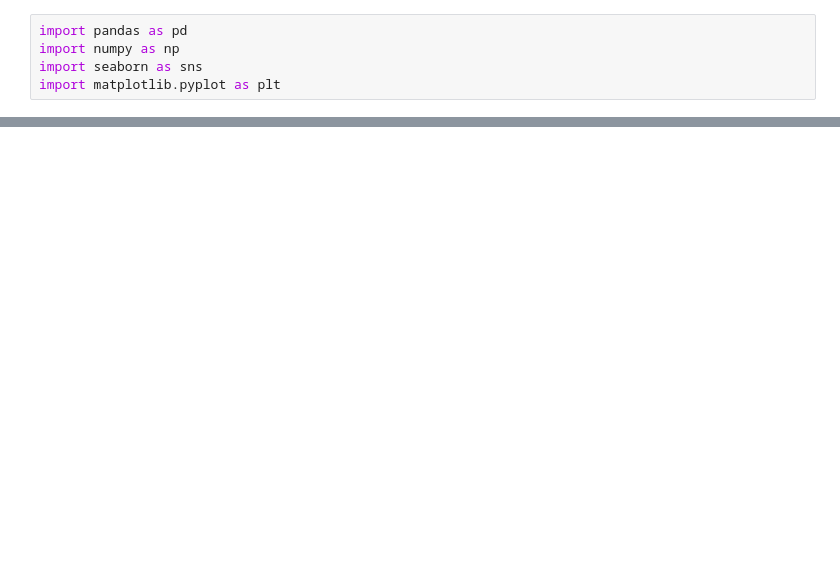
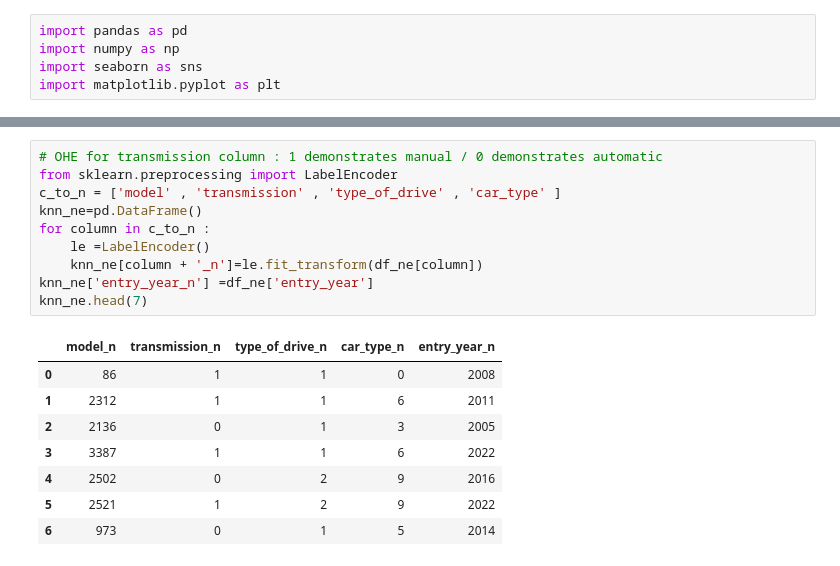
Before and after one commit to javadbazargan/EDA_statistical_tests_on_used_cars, a Jupyter notebook: eda_sta_used_car.ipynb, the cells around one changed output, grey strips where cells are left out. Cells and saved outputs as stored; diff of their text form; blank space fills up the shorter version.

```diff
--- a/eda_sta_used_car.ipynb
+++ b/eda_sta_used_car.ipynb
@@ -16,0 +73,19 @@ df.head()
+# %%
+# OHE for transmission column : 1 demonstrates manual / 0 demonstrates automatic
+from sklearn.preprocessing import LabelEncoder
+c_to_n = ['model' , 'transmission' , 'type_of_drive' , 'car_type' ]
+knn_ne=pd.DataFrame()
+for column in c_to_n :
+    le =LabelEncoder()
+    knn_ne[column + '_n']=le.fit_transform(df_ne[column])
+knn_ne['entry_year_n'] =df_ne['entry_year']
+knn_ne.head(7)
+# %% [output]
+|  | model_n | transmission_n | type_of_drive_n | car_type_n | entry_year_n |
+| 0 | 86 | 1 | 1 | 0 | 2008 |
+| 1 | 2312 | 1 | 1 | 6 | 2011 |
+| 2 | 2136 | 0 | 1 | 3 | 2005 |
+| 3 | 3387 | 1 | 1 | 6 | 2022 |
+| 4 | 2502 | 0 | 2 | 9 | 2016 |
+| 5 | 2521 | 1 | 2 | 9 | 2022 |
+| 6 | 973 | 0 | 1 | 5 | 2014 |
```
Also changed, not shown: parts of 7 cells of this notebook.
